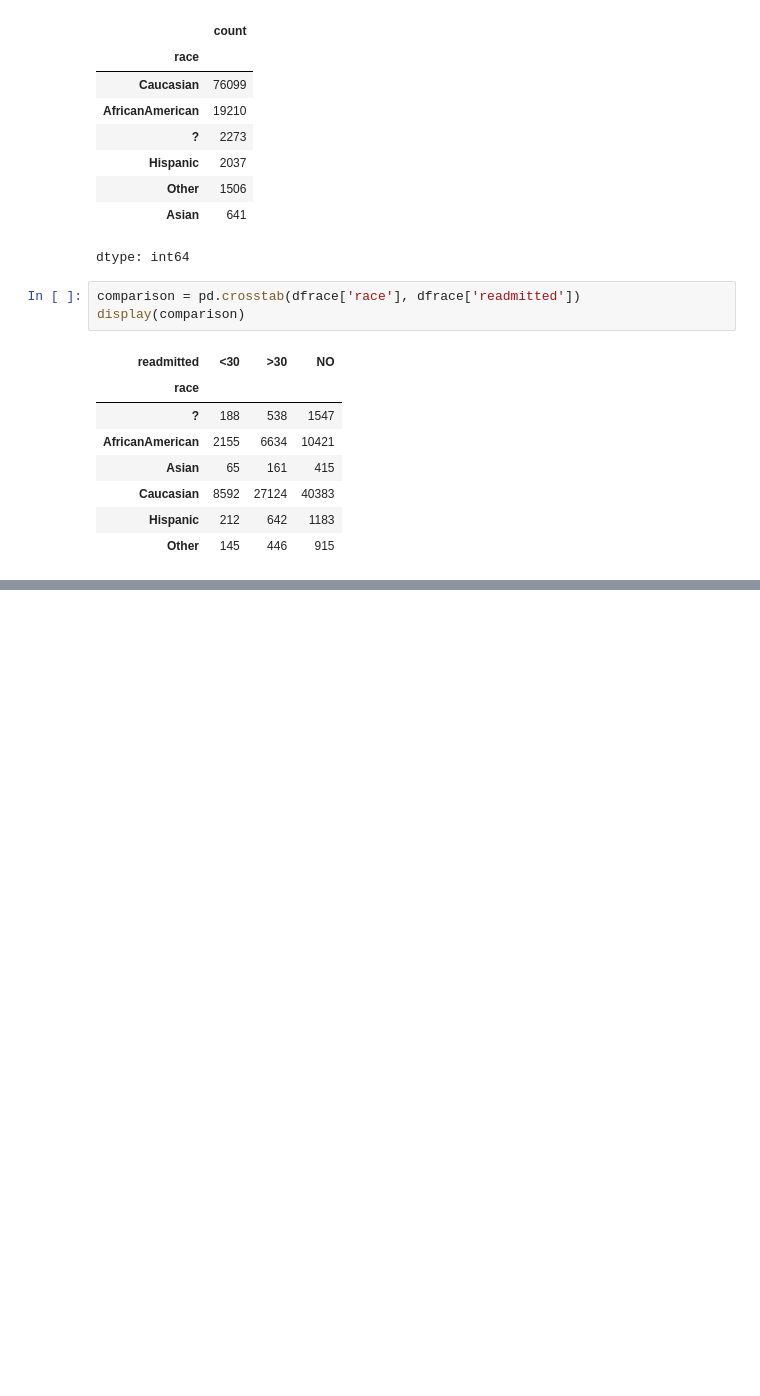
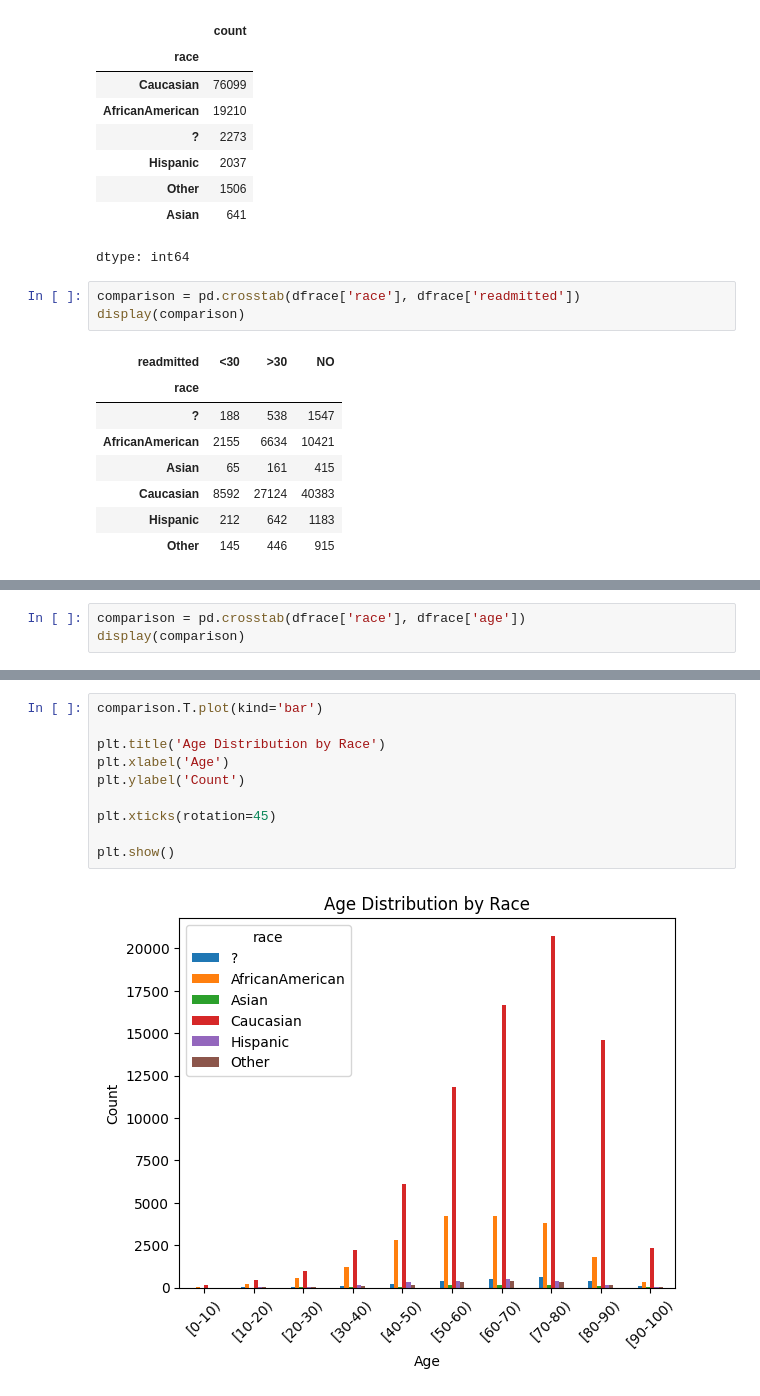
Before and after one commit to dreach329/CUNY_LaGuardia_HF_Analytics_Course, a Jupyter notebook: Python_Project_2_Diabetes.ipynb, the cells around one changed output, grey strips where cells are left out. Saved outputs shown, nothing was run; the diff lists cells and outputs as text; blank space fills up the shorter version.

```diff
--- a/Python_Project_2_Diabetes.ipynb
+++ b/Python_Project_2_Diabetes.ipynb
@@ -91,0 +96,3 @@ plt.show()
+# %%
+comparison = pd.crosstab(dfrace['race'], dfrace['age'])
+display(comparison)
@@ -91,0 +108,12 @@ plt.show()
+# %%
+comparison.T.plot(kind='bar')
+
+plt.title('Age Distribution by Race')
+plt.xlabel('Age')
+plt.ylabel('Count')
+
+plt.xticks(rotation=45)
+
+plt.show()
+# %% [output]
+[figure, added]
```
Also changed, not shown: parts of 6 cells of this notebook.
